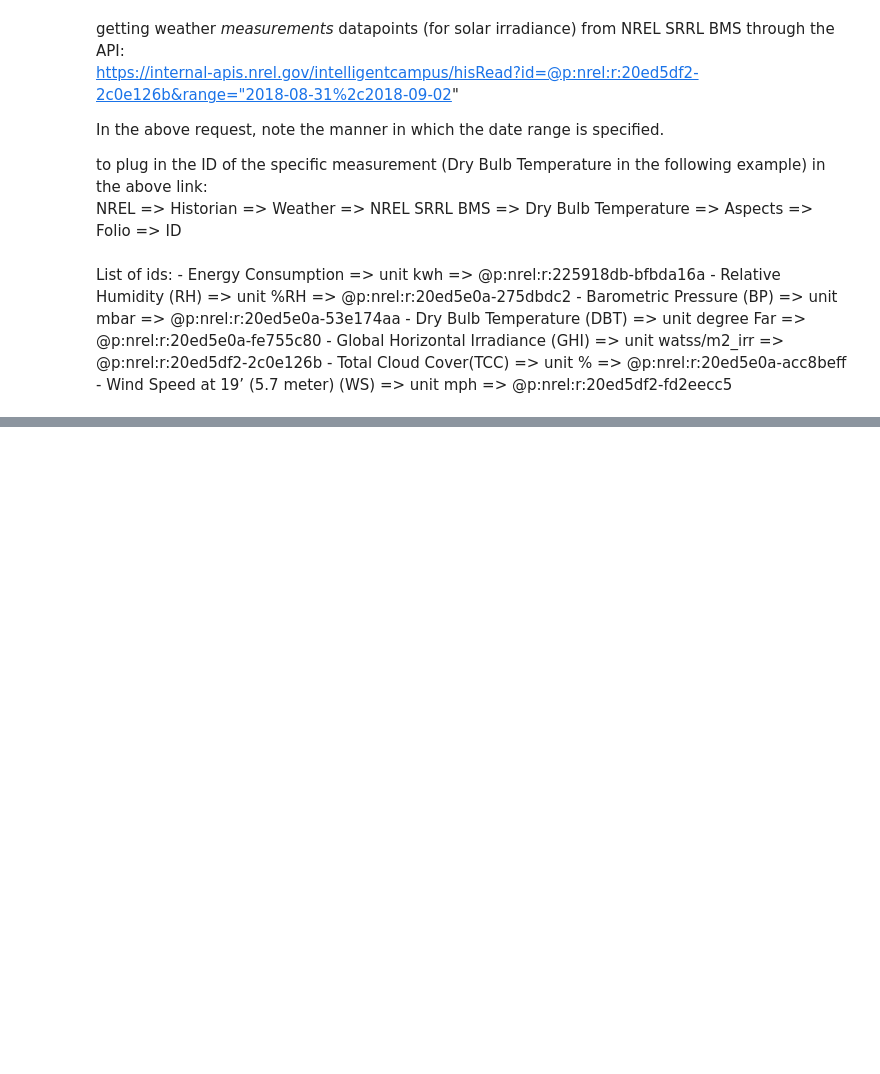
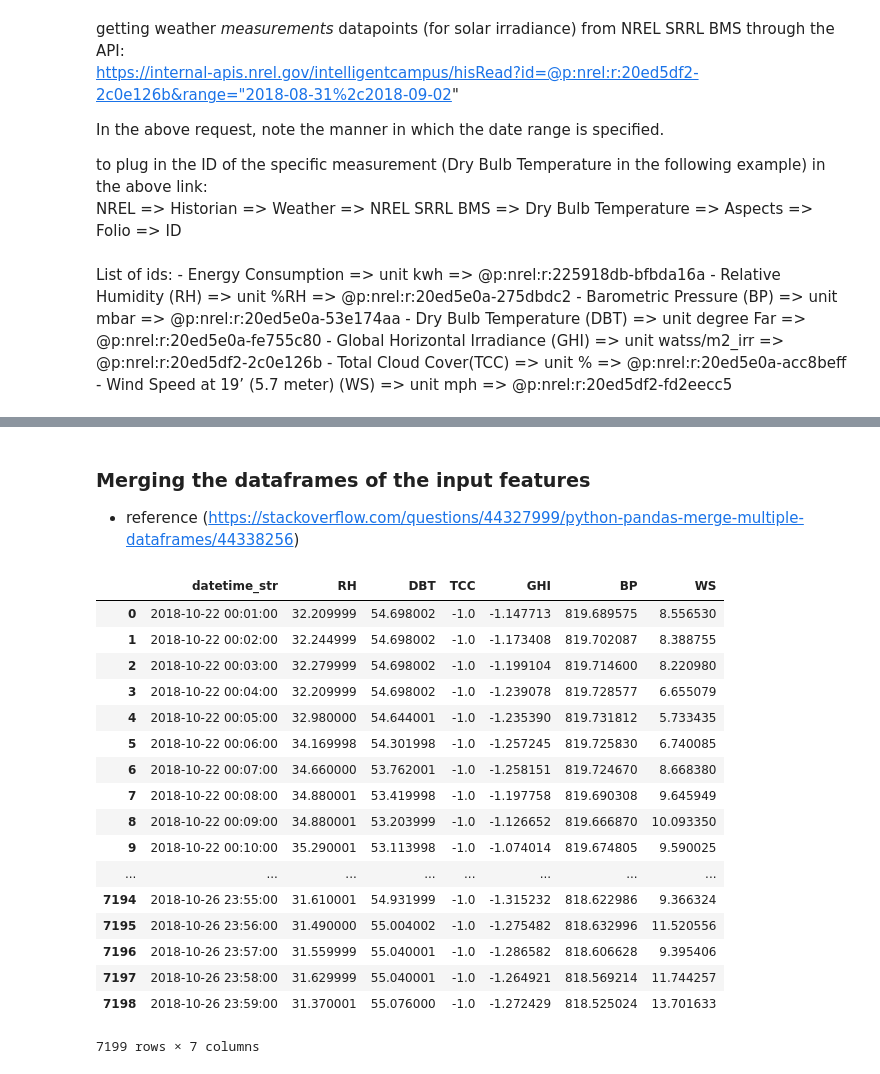
Before and after one commit to NREL/Wattile, a Jupyter notebook: pulling_in_energy_data.ipynb, the cells around one changed output, grey strips where cells are left out. Cells and saved outputs as stored; diff of their text form; code cells hidden in the pictures; blank space fills up the shorter version.

Commit message:
input features pre-processed and merged into one dataframe

```diff
--- a/pulling_in_energy_data.ipynb
+++ b/pulling_in_energy_data.ipynb
@@ -68,7 +71,0 @@ EC_datetime, EC_date, EC_time = EC_dt_parsed[0], EC_dt_parsed[1], EC_dt_parsed[2
-# %%
-feature_name = ['EC','RH','BP','DBT','GHI','TCC','WS']
-parsed_dict = {}
-for i in range(len(feature_name)):
-    parsed_dict[feature_name[i]] = response_dict['resp_'+feature_name[i]].content.decode('utf-8').split("\n")
-    parsed_dict[feature_name[i]] = parsed_dict[feature_name[i]][2:]
-    parsed_dict[feature_name[i]] = filter(None, parsed_dict[feature_name[i]])
@@ -74,0 +127,26 @@ for i in range(len(feature_name)):
+# %%
+input_feat_name = ['RH','BP','DBT','GHI','TCC','WS']
+df_dict = {}
+for i in range(len(input_feat_name)):
+    df_dict["df_"+input_feat_name[i]] = pd.DataFrame({'datetime_str':parsed_dict[input_feat_name[i]+'_dt_parsed'][0],
+                                                input_feat_name[i]:parsed_dict[input_feat_name[i]][1]},
+                                               columns=['datetime_str',input_feat_name[i]])
+
+    df_temp = df_dict["df_"+input_feat_name[i]]
+    df_temp.name = "df_"+input_feat_name[i]
+    print("raw_dataframe = {}, shape = {}".format(df_temp.name,df_temp.shape))
+    df_temp['datetime_str'] = pd.to_datetime(df_temp['datetime_str'])
+
+    if not (df_temp.loc[0, 'datetime_str'] == pd.to_datetime(start_date+' '+start_time)):
+        df_temp.loc[0, 'datetime_str'] = pd.to_datetime(start_date+' '+start_time)
+    if not (df_temp.loc[df_temp.index[-1], 'datetime_str'] == pd.to_datetime(end_date+' '+end_time)):
+        df_temp.loc[df_temp.index[-1], 'datetime_str'] = pd.to_datetime(end_date+' '+end_time)
+
+    df_temp=df_temp.set_index('datetime_str').resample("1min").first().reset_index().reindex(columns=df_temp.columns)
+    cols = df_temp.columns.difference([input_feat_name[i]])
+    df_temp[cols] = df_temp[cols].ffill()
+    df_temp[input_feat_name[i]] = df_temp[input_feat_name[i]].fillna(((df_temp[input_feat_name[i]].shift() + df_temp[input_feat_name[i]].shift(-1))/2))
+    print("shape of processed dataframe: {}".format(df_temp.shape))
+
+    df_dict["df_"+input_feat_name[i]] = df_temp
+    del df_temp
@@ -74,0 +202,30 @@ for i in range(len(feature_name)):
+# %% [markdown]
+### Merging the dataframes of the input features
+- reference (https://stackoverflow.com/questions/44327999/python-pandas-merge-multiple-dataframes/44338256)
+# %%
+df_list = []
+for key, value in df_dict.items():
+    df_list.append(df_dict[key])
+
+input_df = reduce(lambda left,right: pd.merge(left,right,on=['datetime_str'], how='outer'), df_list)
+# %%
+input_df
+# %% [output]
+|  | datetime_str | RH | DBT | TCC | GHI | BP | WS |
+| 0 | 2018-10-22 00:01:00 | 32.209999 | 54.698002 | -1.0 | -1.147713 | 819.689575 | 8.556530 |
+| 1 | 2018-10-22 00:02:00 | 32.244999 | 54.698002 | -1.0 | -1.173408 | 819.702087 | 8.388755 |
+| 2 | 2018-10-22 00:03:00 | 32.279999 | 54.698002 | -1.0 | -1.199104 | 819.714600 | 8.220980 |
+| 3 | 2018-10-22 00:04:00 | 32.209999 | 54.698002 | -1.0 | -1.239078 | 819.728577 | 6.655079 |
+| 4 | 2018-10-22 00:05:00 | 32.980000 | 54.644001 | -1.0 | -1.235390 | 819.731812 | 5.733435 |
+| 5 | 2018-10-22 00:06:00 | 34.169998 | 54.301998 | -1.0 | -1.257245 | 819.725830 | 6.740085 |
+| 6 | 2018-10-22 00:07:00 | 34.660000 | 53.762001 | -1.0 | -1.258151 | 819.724670 | 8.668380 |
+| 7 | 2018-10-22 00:08:00 | 34.880001 | 53.419998 | -1.0 | -1.197758 | 819.690308 | 9.645949 |
+| 8 | 2018-10-22 00:09:00 | 34.880001 | 53.203999 | -1.0 | -1.126652 | 819.666870 | 10.093350 |
+| 9 | 2018-10-22 00:10:00 | 35.290001 | 53.113998 | -1.0 | -1.074014 | 819.674805 | 9.590025 |
+| ... | ... | ... | ... | ... | ... | ... | ... |
+| 7194 | 2018-10-26 23:55:00 | 31.610001 | 54.931999 | -1.0 | -1.315232 | 818.622986 | 9.366324 |
+| 7195 | 2018-10-26 23:56:00 | 31.490000 | 55.004002 | -1.0 | -1.275482 | 818.632996 | 11.520556 |
+| 7196 | 2018-10-26 23:57:00 | 31.559999 | 55.040001 | -1.0 | -1.286582 | 818.606628 | 9.395406 |
+| 7197 | 2018-10-26 23:58:00 | 31.629999 | 55.040001 | -1.0 | -1.264921 | 818.569214 | 11.744257 |
+| 7198 | 2018-10-26 23:59:00 | 31.370001 | 55.076000 | -1.0 | -1.272429 | 818.525024 | 13.701633 |
+7199 rows × 7 columns
```
Also changed, not shown: parts of 19 cells of this notebook, 1 other file.
